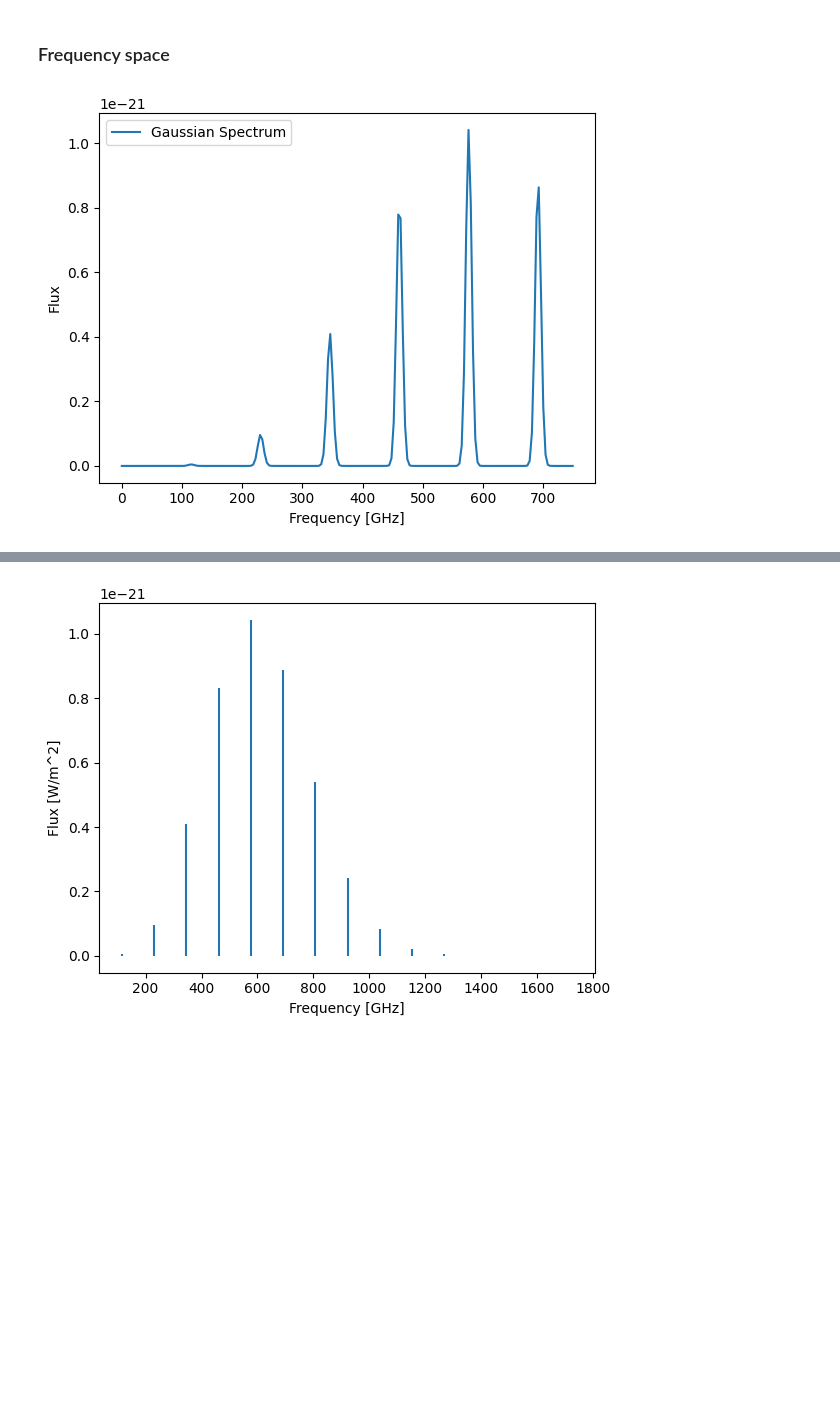
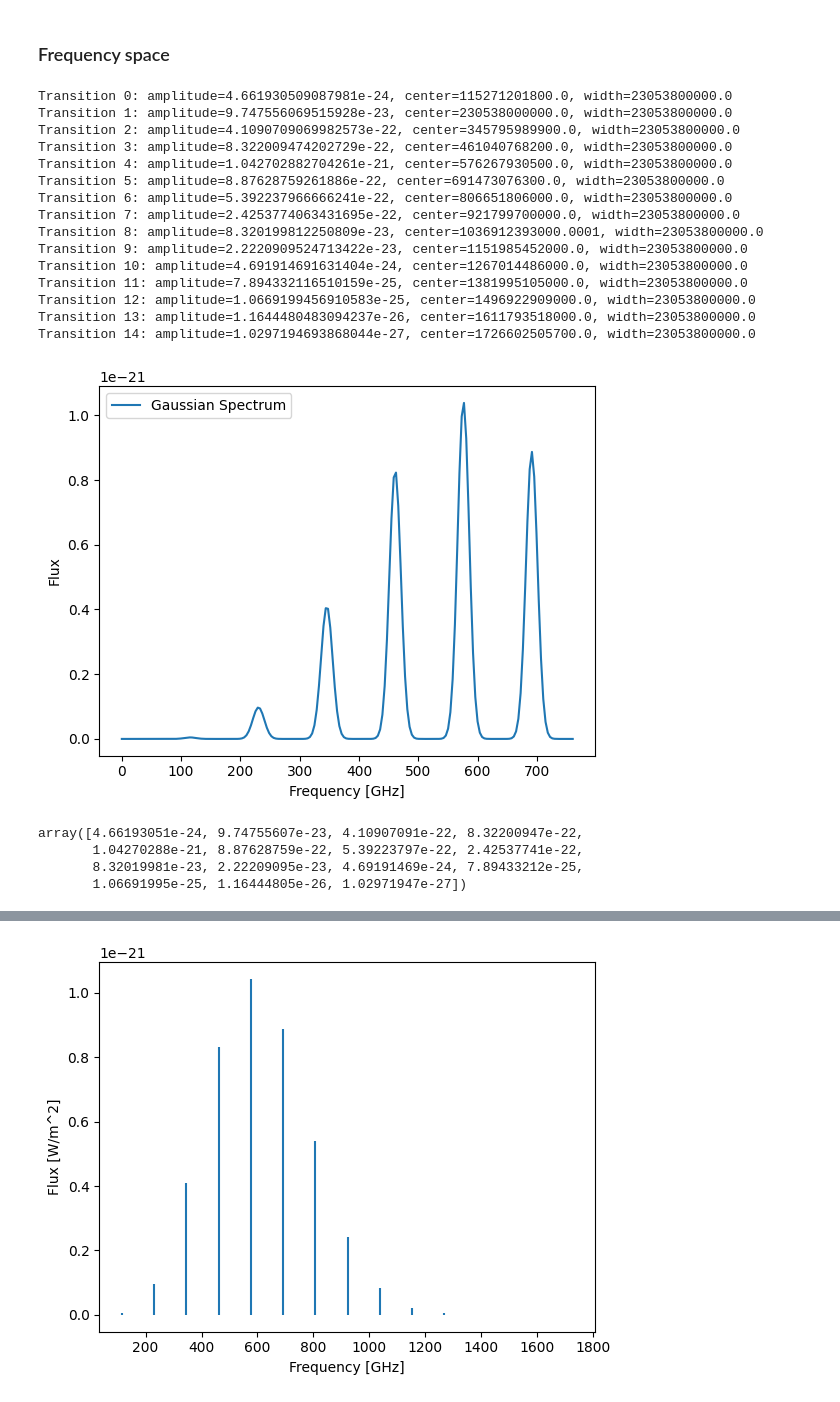
Before and after one commit to aleksej-rodano/phas0052_project, a Jupyter notebook: pythonradex_clean.ipynb, the cells around one changed output, grey strips where cells are left out. Cells and saved outputs as stored; diff of their text form; code cells hidden in the pictures; blank space fills up the shorter version.

Commit message:
tring to fix width (FWHM)

```diff
--- a/pythonradex_clean.ipynb
+++ b/pythonradex_clean.ipynb
@@ -302,11 +288,10 @@ print(data_co.keys())
 # %% [output]
 dict_keys(['levels', 'radiative transitions', 'collisional transitions', 'quantum numbers'])
 # %%
-# Define the number of transitions as a global variable
 NUM_TRANSITIONS = 15
 
 # get the values from the cloud object and the data file
-TexCo, tauCo, AulCo, BulCo, nu0_arrayCo, EuCo, gCO, gammaCo, tau_manual_std, tau_manual_tex, NuCo, NlCo = (
+TexCo, tauCo, AulCo, BulCo, nu0_arrayCo, EuCo, gCO, gammaCo, tau_manual_std, tau_manual_tex, NuCo, NlCo, FWHMCO = (
     extract_and_calculate(cloud, data_co, N, width_v, Tkin)
 )
 
@@ -730,0 +783,17 @@ def model_spectrum(x, params):
+# %%
+# Example
+x = np.linspace(0, nu0_arrayCo[5], 200)
+params = []
+for i in range(NUM_TRANSITIONS):
+    params.extend([fluxCo[i], nu0_arrayCo[i], FWHMCO[i]])
+
+# Generate the spectrum
+spectrum = model_spectrum(x, params)
+
+# Plot the spectrum
+fig, ax = plt.subplots()
+plt.plot(x / constants.giga, spectrum, label="Gaussian Spectrum")
+plt.xlabel("Frequency [GHz]")
+plt.ylabel("Flux")
+plt.legend()
+plt.show()
@@ -730,0 +817,17 @@ def model_spectrum(x, params):
+# %%
+# Example
+x = np.linspace(0, nu0_arrayCo[5] * 1.1, 200)  # Extend the range to cover all transitions
+params = []
+for i in range(NUM_TRANSITIONS):
+    params.extend([fluxCo[i], nu0_arrayCo[i], FWHMCO[i]])
+
+# Generate the spectrum
+spectrum = model_spectrum(x, params)
+
+# Plot the spectrum
+fig, ax = plt.subplots()
+plt.plot(x / constants.giga, spectrum, "x", label="Gaussian Spectrum")
+plt.xlabel("Frequency [GHz]")
+plt.ylabel("Flux")
+plt.legend()
+plt.show()
@@ -733,28 +853,50 @@ def model_spectrum(x, params):
 # %% [markdown]
 ### Frequency space
 # %%
-# arbitarry fwhm
-fwhm_frequancy = nu0_arrayCo[0] * 0.1
+#  arbitrary fwhm
+fwhm_frequancy = nu0_arrayCo[1] * 0.1
 
 # Example usage
-x = np.linspace(0, nu0_arrayCo[5] + 5 * fwhm_frequancy, 200)
+x = np.linspace(0, nu0_arrayCo[5] * 1.1, 200)
 params = []
 for i in range(NUM_TRANSITIONS):
     # fwhm_frequancy = nu0_arrayCo[i] * 0.1
     params.extend([fluxCo[i], nu0_arrayCo[i], fwhm_frequancy])
 
 # Generate the spectrum
 spectrum = model_spectrum(x, params)
 
 # Plot the spectrum
 fig, ax = plt.subplots()
 plt.plot(x / constants.giga, spectrum, label="Gaussian Spectrum")
 plt.xlabel("Frequency [GHz]")
 plt.ylabel("Flux")
 plt.legend()
 plt.show()
 # %% [output]
+Transition 0: amplitude=4.661930509087981e-24, center=115271201800.0, width=23053800000.0
+Transition 1: amplitude=9.747556069515928e-23, center=230538000000.0, width=23053800000.0
+Transition 2: amplitude=4.1090709069982573e-22, center=345795989900.0, width=23053800000.0
+Transition 3: amplitude=8.322009474202729e-22, center=461040768200.0, width=23053800000.0
+Transition 4: amplitude=1.042702882704261e-21, center=576267930500.0, width=23053800000.0
+Transition 5: amplitude=8.87628759261886e-22, center=691473076300.0, width=23053800000.0
+Transition 6: amplitude=5.392237966666241e-22, center=806651806000.0, width=23053800000.0
+Transition 7: amplitude=2.4253774063431695e-22, center=921799700000.0, width=23053800000.0
+Transition 8: amplitude=8.320199812250809e-23, center=1036912393000.0001, width=23053800000.0
+Transition 9: amplitude=2.2220909524713422e-23, center=1151985452000.0, width=23053800000.0
+Transition 10: amplitude=4.691914691631404e-24, center=1267014486000.0, width=23053800000.0
+Transition 11: amplitude=7.894332116510159e-25, center=1381995105000.0, width=23053800000.0
+Transition 12: amplitude=1.0669199456910583e-25, center=1496922909000.0, width=23053800000.0
+Transition 13: amplitude=1.1644480483094237e-26, center=1611793518000.0, width=23053800000.0
+Transition 14: amplitude=1.0297194693868044e-27, center=1726602505700.0, width=23053800000.0
-[figure, old version]
+[figure, new version]
+# %%
+fluxCo
+# %% [output]
+array([4.66193051e-24, 9.74755607e-23, 4.10907091e-22, 8.32200947e-22,
+       1.04270288e-21, 8.87628759e-22, 5.39223797e-22, 2.42537741e-22,
+       8.32019981e-23, 2.22209095e-23, 4.69191469e-24, 7.89433212e-25,
+       1.06691995e-25, 1.16444805e-26, 1.02971947e-27])
 # %%
 x = np.linspace(0, nu0_arrayCo[0] + 2 * fwhm_frequancy, 200)
 gaus_frequancy = gaussian(x, fluxCo[0], nu0_arrayCo[0], fwhm_frequancy)
```
Also changed, not shown: parts of 14 cells of this notebook, 1 other file.
